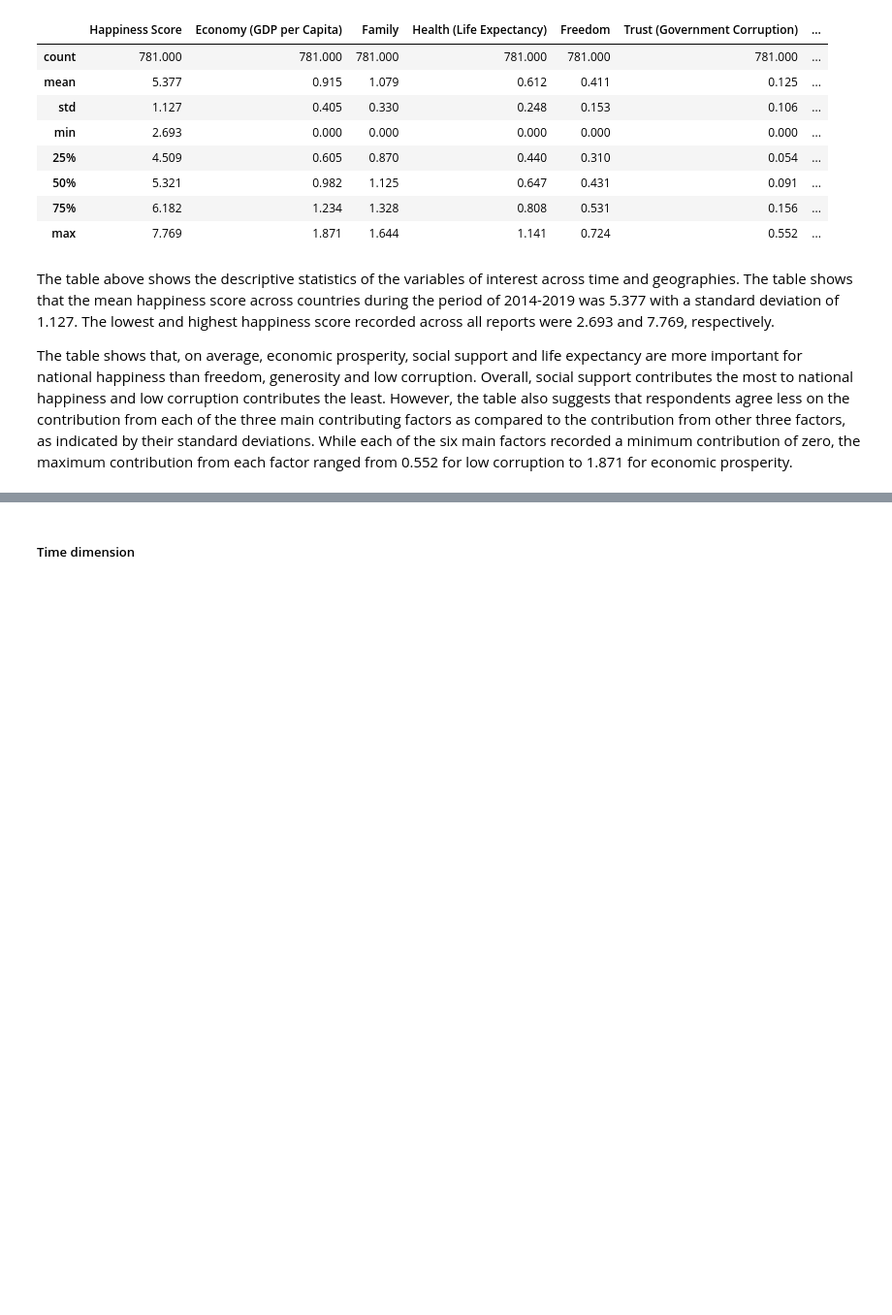
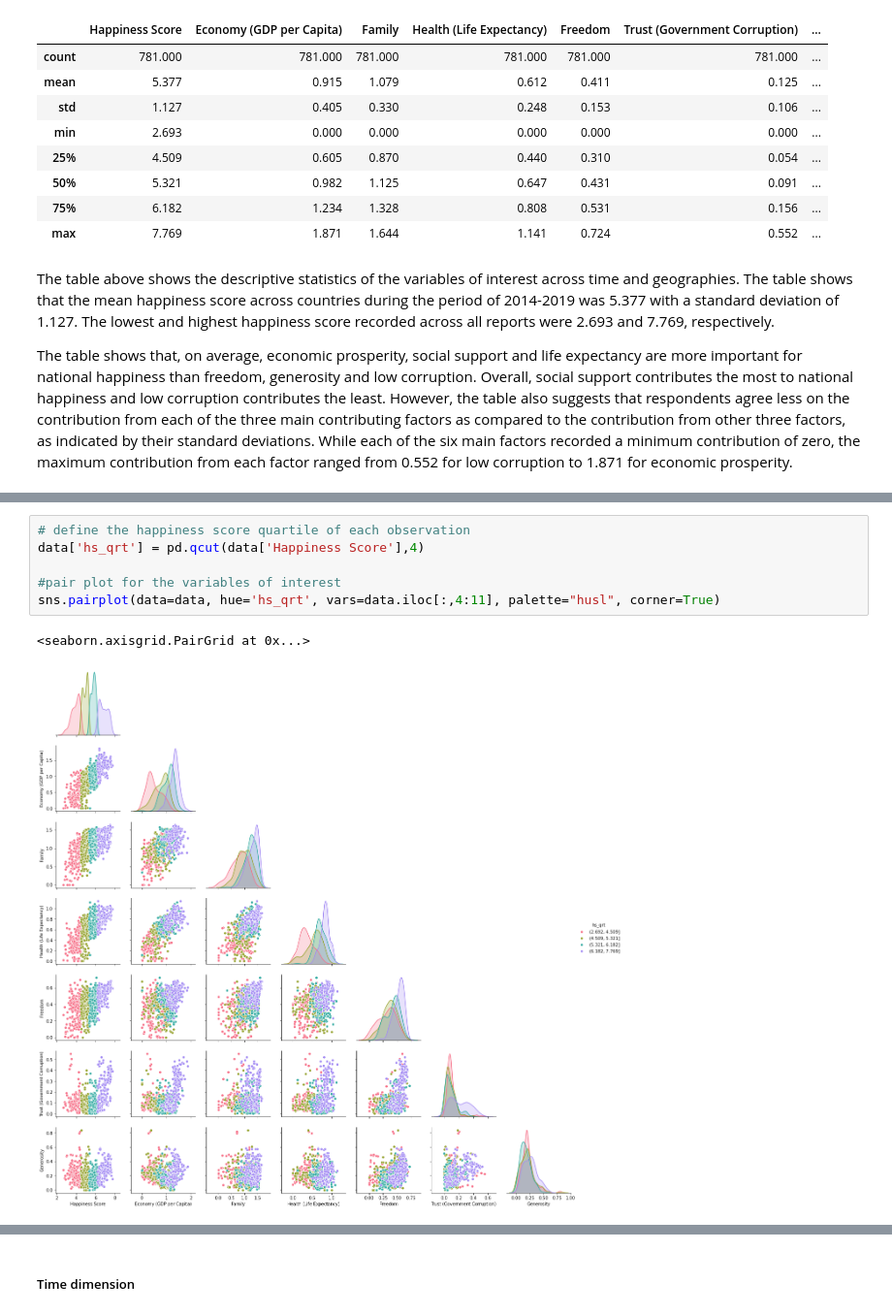
Before and after one commit to TeamGroup7/Group_Assignment, a Jupyter notebook: Group Assignment.ipynb, the cells around one changed output, grey strips where cells are left out. Shown at 97% size. Cells and saved outputs as stored; diff of their text form; blank space fills up the shorter version.

```diff
--- a/Group Assignment.ipynb
+++ b/Group Assignment.ipynb
@@ -257,0 +260,9 @@ The table above shows the correlation coefficients between the variables of inte
+# %%
+# define the happiness score quartile of each observation
+data['hs_qrt'] = pd.qcut(data['Happiness Score'],4)
+
+#pair plot for the variables of interest
+sns.pairplot(data=data, hue='hs_qrt', vars=data.iloc[:,4:11], palette="husl", corner=True)
+# %% [output]
+<seaborn.axisgrid.PairGrid at 0x...>
+[figure, added]
```
Also changed, not shown: parts of 10 cells of this notebook.
